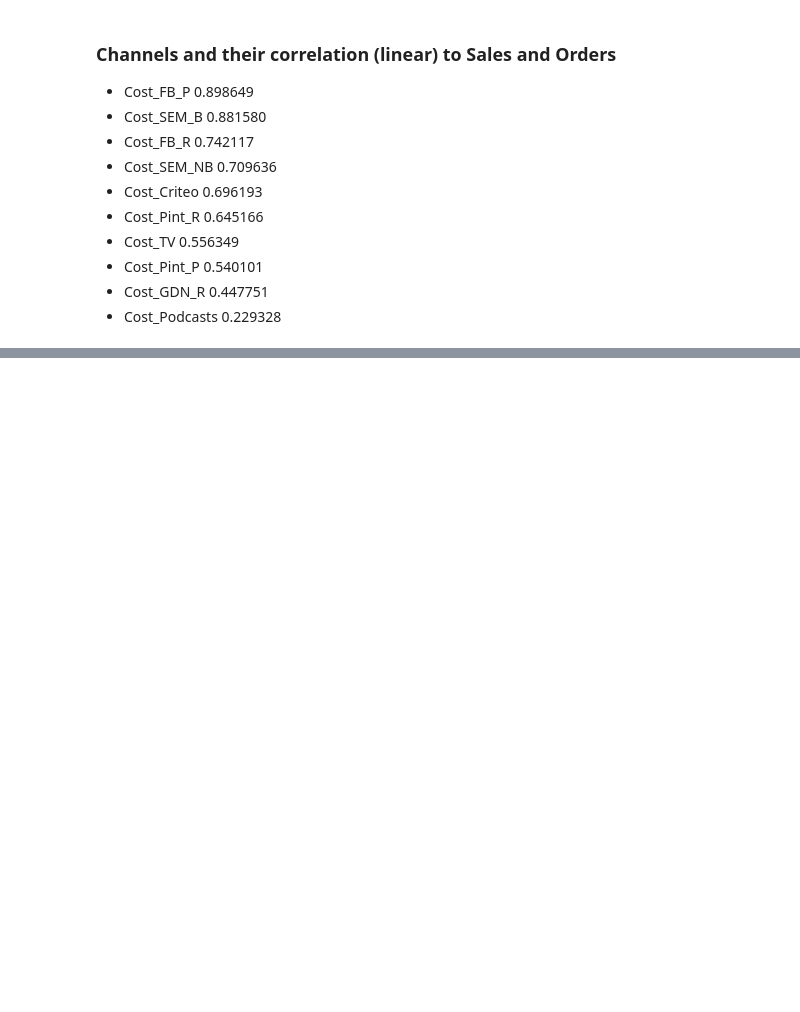
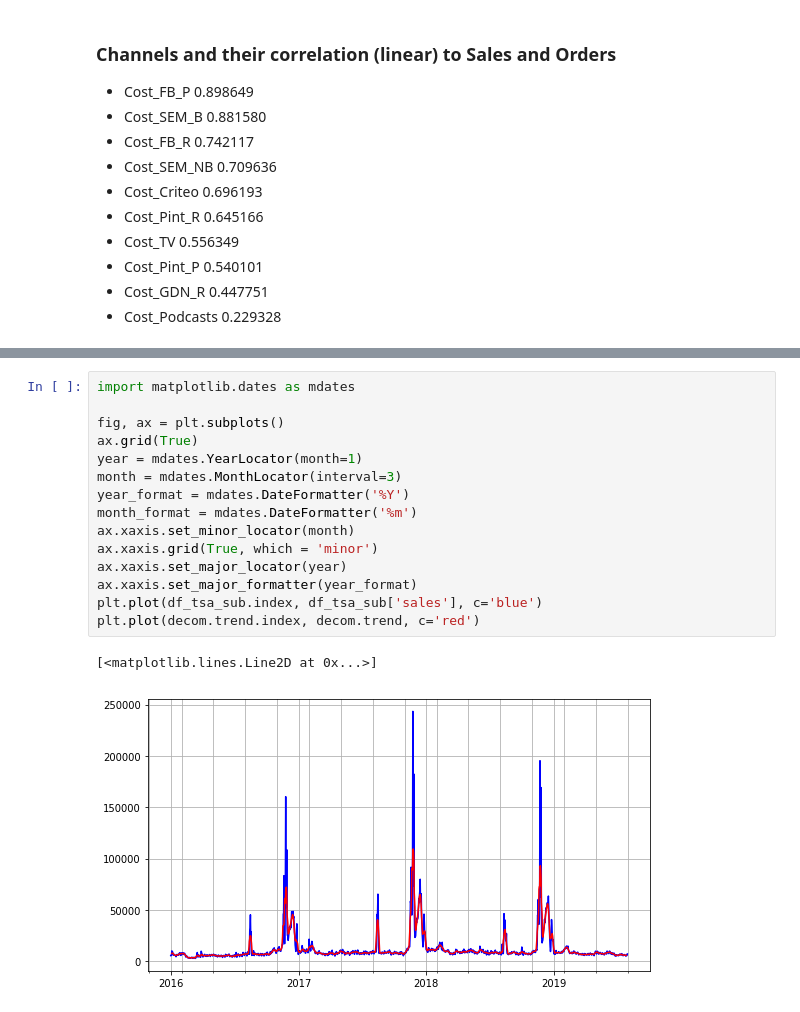
Before and after one commit to LiyiKuo/Market-Channel-Efficiency-Analysis, a Jupyter notebook: Market Channel Efficiency EDA.ipynb, the cells around one changed output, grey strips where cells are left out. Cells and saved outputs as stored; diff of their text form; blank space fills up the shorter version.

```diff
--- a/Market Channel Efficiency EDA.ipynb
+++ b/Market Channel Efficiency EDA.ipynb
@@ -587,0 +625,18 @@ Name: orders, dtype: float64
+# %%
+import matplotlib.dates as mdates
+
+fig, ax = plt.subplots()
+ax.grid(True)
+year = mdates.YearLocator(month=1)
+month = mdates.MonthLocator(interval=3)
+year_format = mdates.DateFormatter('%Y')
+month_format = mdates.DateFormatter('%m')
+ax.xaxis.set_minor_locator(month)
+ax.xaxis.grid(True, which = 'minor')
+ax.xaxis.set_major_locator(year)
+ax.xaxis.set_major_formatter(year_format)
+plt.plot(df_tsa_sub.index, df_tsa_sub['sales'], c='blue')
+plt.plot(decom.trend.index, decom.trend, c='red')
+# %% [output]
+[<matplotlib.lines.Line2D at 0x...>]
+[figure, added]
```
Also changed, not shown: parts of 18 cells of this notebook.
